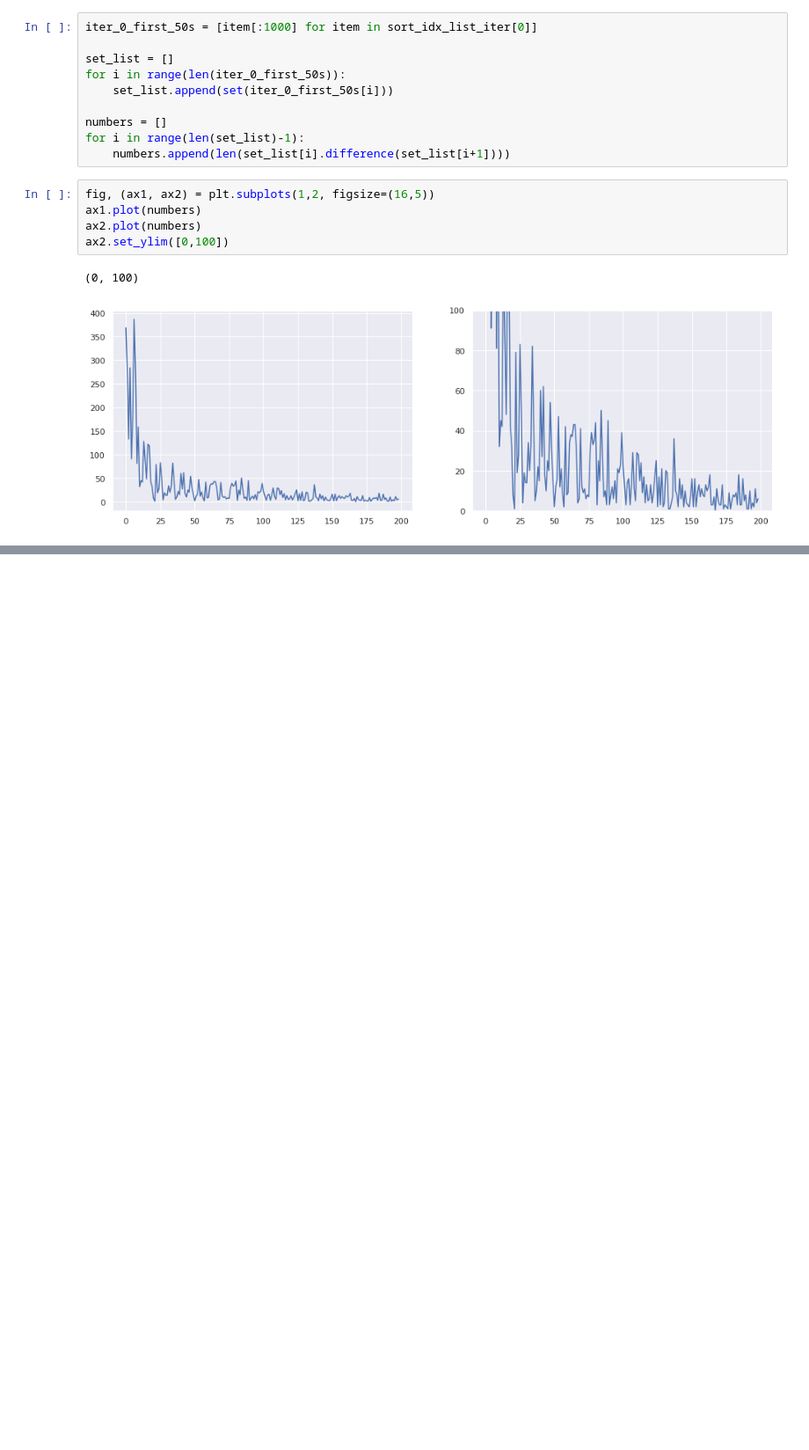
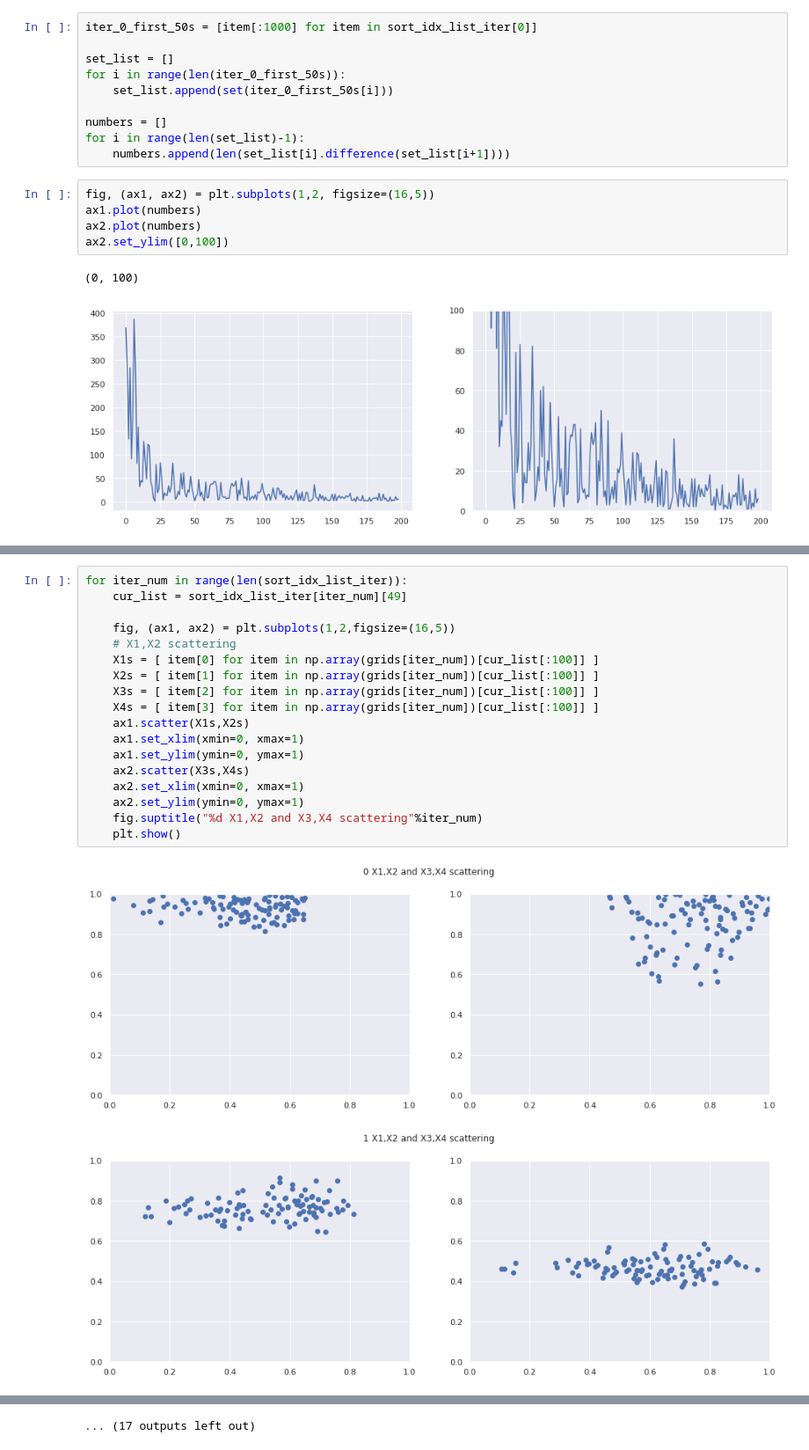
Before and after one commit to kkh8676/opt_functions, a Jupyter notebook: levy_solution_set.ipynb, the cells around one changed output, grey strips where cells are left out. Shown at 88% size. Cells and saved outputs as stored; diff of their text form; blank space fills up the shorter version.

```diff
--- a/levy_solution_set.ipynb
+++ b/levy_solution_set.ipynb
@@ -156,0 +238,21 @@ for iter_num in range(len(sort_idx_list_iter)):
+# %%
+for iter_num in range(len(sort_idx_list_iter)):
+    cur_list = sort_idx_list_iter[iter_num][49]
+
+    fig, (ax1, ax2) = plt.subplots(1,2,figsize=(16,5))
+    # X1,X2 scattering
+    X1s = [ item[0] for item in np.array(grids[iter_num])[cur_list[:100]] ]
+    X2s = [ item[1] for item in np.array(grids[iter_num])[cur_list[:100]] ]
+    X3s = [ item[2] for item in np.array(grids[iter_num])[cur_list[:100]] ]
+    X4s = [ item[3] for item in np.array(grids[iter_num])[cur_list[:100]] ]
+    ax1.scatter(X1s,X2s)
+    ax1.set_xlim(xmin=0, xmax=1)
+    ax1.set_ylim(ymin=0, ymax=1)
+    ax2.scatter(X3s,X4s)
+    ax2.set_xlim(xmin=0, xmax=1)
+    ax2.set_ylim(ymin=0, ymax=1)
+    fig.suptitle("%d X1,X2 and X3,X4 scattering"%iter_num)
+    plt.show()
+# %% [output]
+[figure, added]
+[figure, added]
@@ -156,0 +269 @@ for iter_num in range(len(sort_idx_list_iter)):
+... (17 outputs left out)
```
Also changed, not shown: parts of 9 cells of this notebook.
